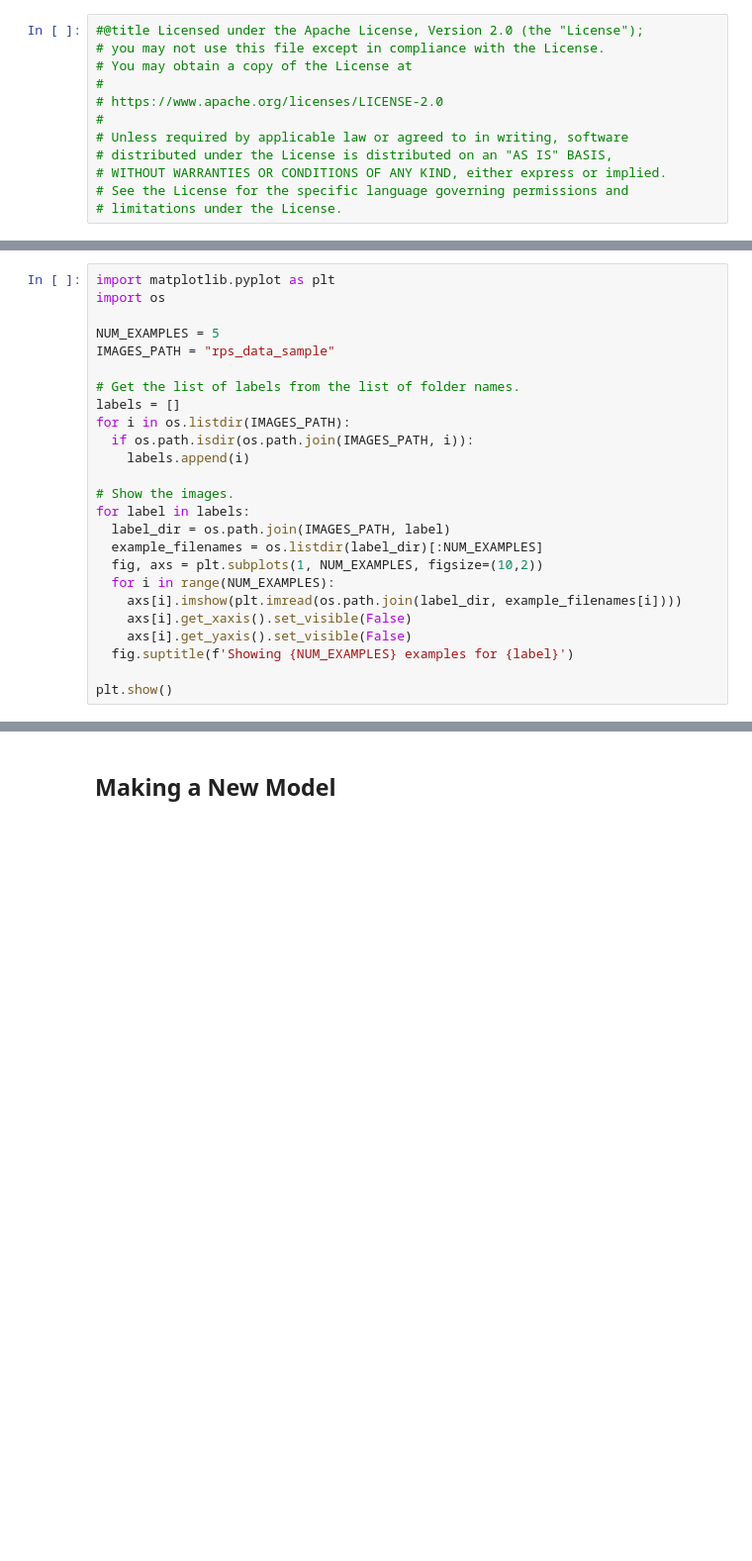
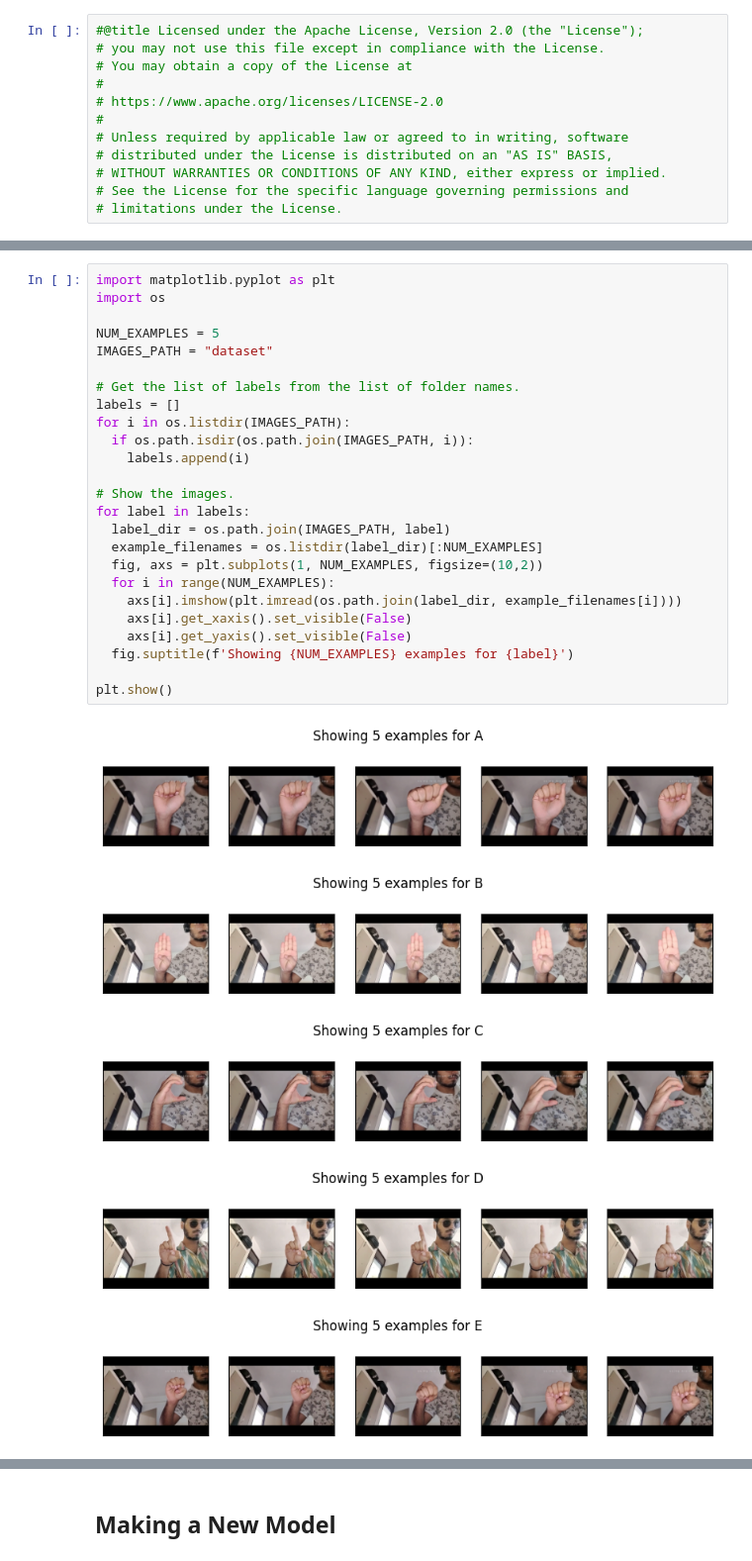
Before and after one commit to vihaan211005/sign-lang-interpretation, a Jupyter notebook: ModelTrainer.ipynb, the cells around one changed output, grey strips where cells are left out. Shown at 99% size. Saved outputs shown, nothing was run; the diff lists cells and outputs as text; blank space fills up the shorter version.

Commit message:
Modified model training code and trained model with the dataset

```diff
--- a/ModelTrainer.ipynb
+++ b/ModelTrainer.ipynb
@@ -26,25 +17,31 @@ cv2_imshow(img)
 # %%
 import matplotlib.pyplot as plt
 import os
 
 NUM_EXAMPLES = 5
-IMAGES_PATH = "rps_data_sample"
+IMAGES_PATH = "dataset"
 
 # Get the list of labels from the list of folder names.
 labels = []
 for i in os.listdir(IMAGES_PATH):
   if os.path.isdir(os.path.join(IMAGES_PATH, i)):
     labels.append(i)
 
 # Show the images.
 for label in labels:
   label_dir = os.path.join(IMAGES_PATH, label)
   example_filenames = os.listdir(label_dir)[:NUM_EXAMPLES]
   fig, axs = plt.subplots(1, NUM_EXAMPLES, figsize=(10,2))
   for i in range(NUM_EXAMPLES):
     axs[i].imshow(plt.imread(os.path.join(label_dir, example_filenames[i])))
     axs[i].get_xaxis().set_visible(False)
     axs[i].get_yaxis().set_visible(False)
   fig.suptitle(f'Showing {NUM_EXAMPLES} examples for {label}')
 
 plt.show()
+# %% [output]
+[figure, added]
+[figure, added]
+[figure, added]
+[figure, added]
+[figure, added]
```
Also changed, not shown: parts of 10 cells of this notebook, 1 other file.
